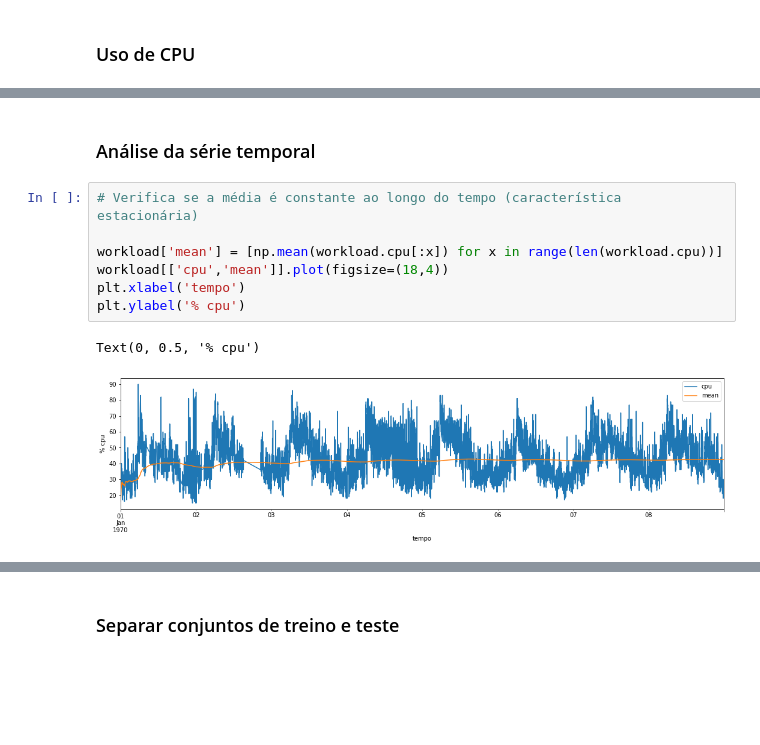
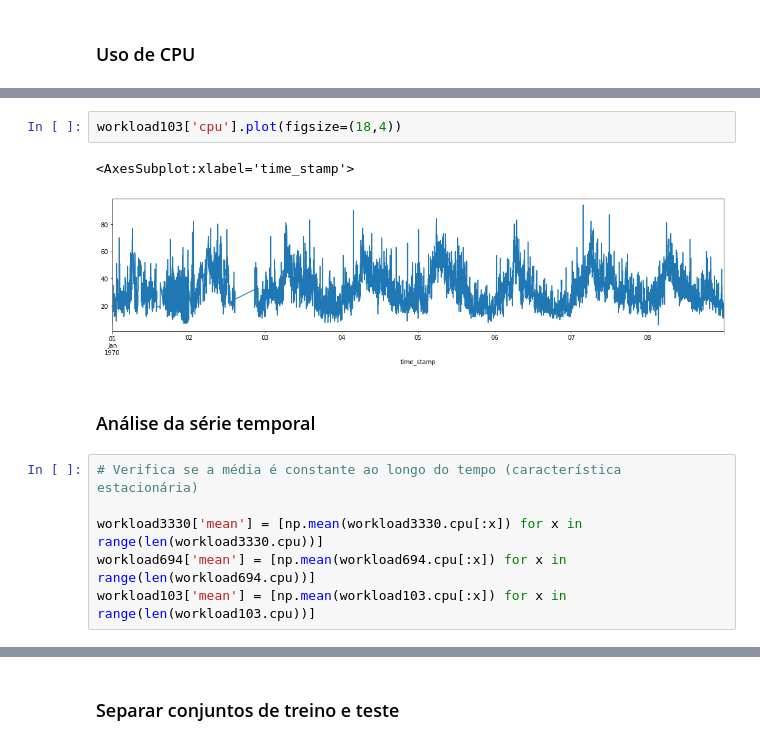
Before and after one commit to dssantos/cloud-predict, a Jupyter notebook: Dataset.ipynb, the cells around one changed output, grey strips where cells are left out. Saved outputs shown, nothing was run; the diff lists cells and outputs as text; blank space fills up the shorter version.

```diff
--- a/Dataset.ipynb
+++ b/Dataset.ipynb
@@ -51,12 +42,13 @@ workload['cpu'].plot(figsize=(18,6))
+# %%
+workload103['cpu'].plot(figsize=(18,4))
+# %% [output]
+<AxesSubplot:xlabel='time_stamp'>
+[figure, added]
 # %% [markdown]
 ### Análise da série temporal
 # %%
 # Verifica se a média é constante ao longo do tempo (característica estacionária)
 
-workload['mean'] = [np.mean(workload.cpu[:x]) for x in range(len(workload.cpu))]
-workload[['cpu','mean']].plot(figsize=(18,4))
-plt.xlabel('tempo')
-plt.ylabel('% cpu')
+workload3330['mean'] = [np.mean(workload3330.cpu[:x]) for x in range(len(workload3330.cpu))]
+workload694['mean'] = [np.mean(workload694.cpu[:x]) for x in range(len(workload694.cpu))]
+workload103['mean'] = [np.mean(workload103.cpu[:x]) for x in range(len(workload103.cpu))]
-# %% [output]
-Text(0, 0.5, '% cpu')
-[figure, removed]
```
Also changed, not shown: parts of 7 cells of this notebook, 11 other files.
